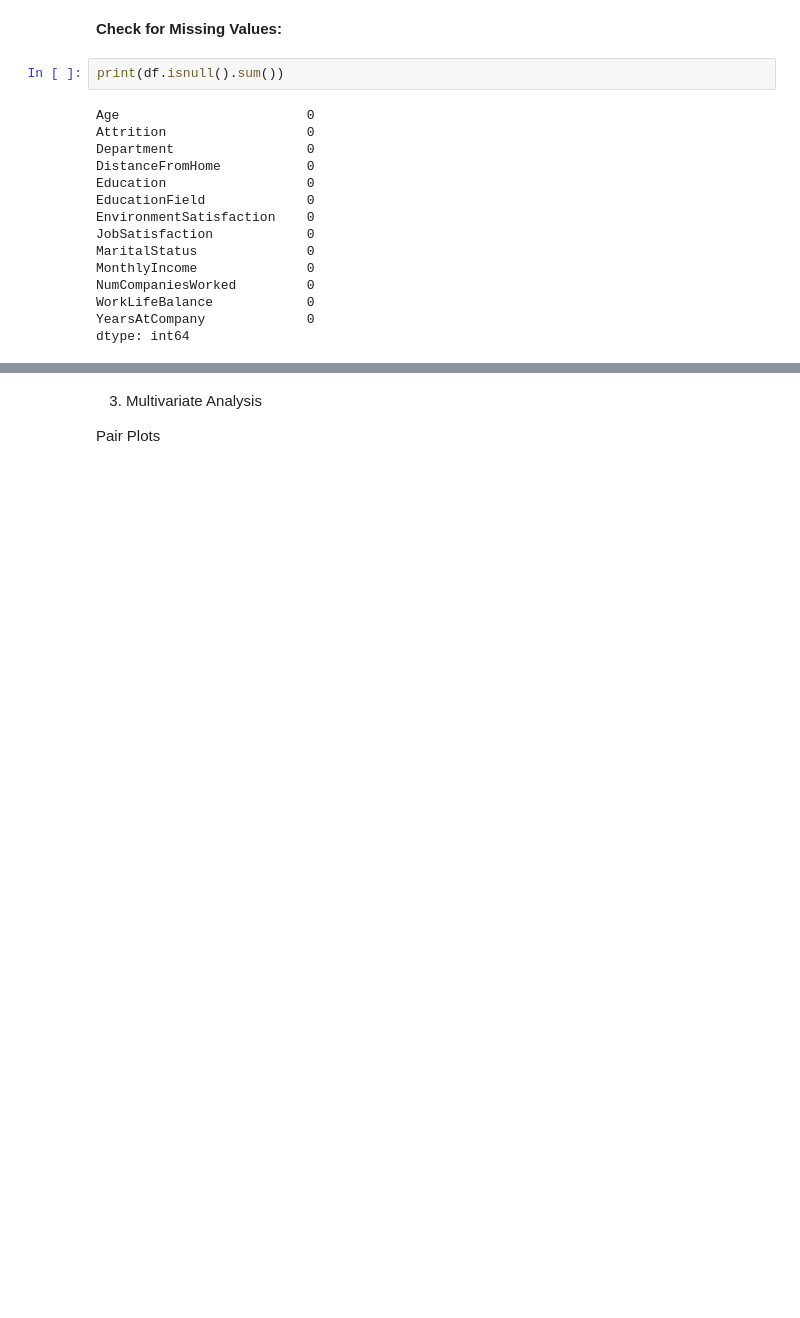
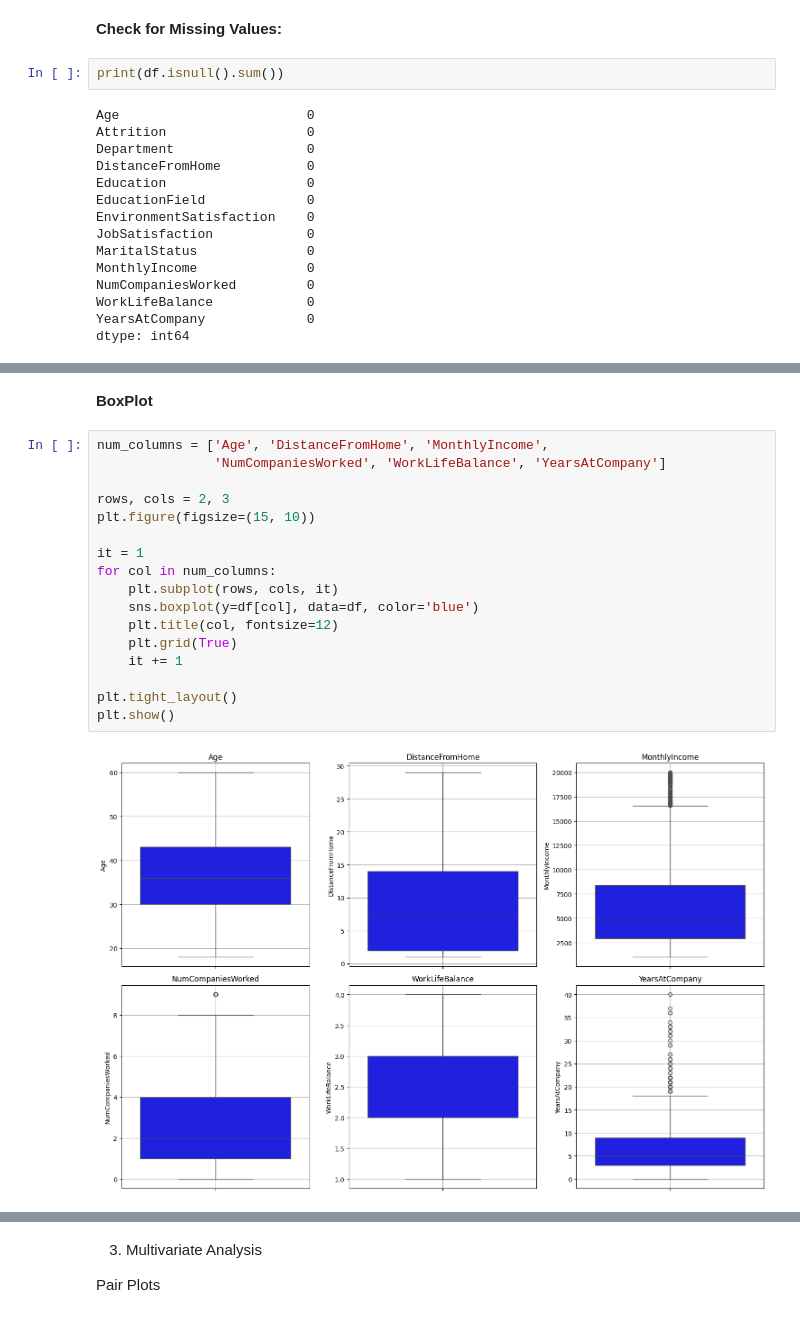
Before and after one commit to Geethasaran/E-Commerce-_Employee-Attrition-Rate, a Jupyter notebook: FINAL_PROJECT_Employee_Attrition_Rate.ipynb, the cells around one changed output, grey strips where cells are left out. Saved outputs shown, nothing was run; the diff lists cells and outputs as text; blank space fills up the shorter version.

```diff
--- a/FINAL_PROJECT_Employee_Attrition_Rate.ipynb
+++ b/FINAL_PROJECT_Employee_Attrition_Rate.ipynb
@@ -130,0 +188,21 @@ plt.show()
+# %% [markdown]
+**BoxPlot**
+# %%
+num_columns = ['Age', 'DistanceFromHome', 'MonthlyIncome',
+               'NumCompaniesWorked', 'WorkLifeBalance', 'YearsAtCompany']
+
+rows, cols = 2, 3
+plt.figure(figsize=(15, 10))
+
+it = 1
+for col in num_columns:
+    plt.subplot(rows, cols, it)
+    sns.boxplot(y=df[col], data=df, color='blue')
+    plt.title(col, fontsize=12)
+    plt.grid(True)
+    it += 1
+
+plt.tight_layout()
+plt.show()
+# %% [output]
+[figure, added]
```
Also changed, not shown: parts of 56 cells of this notebook.
